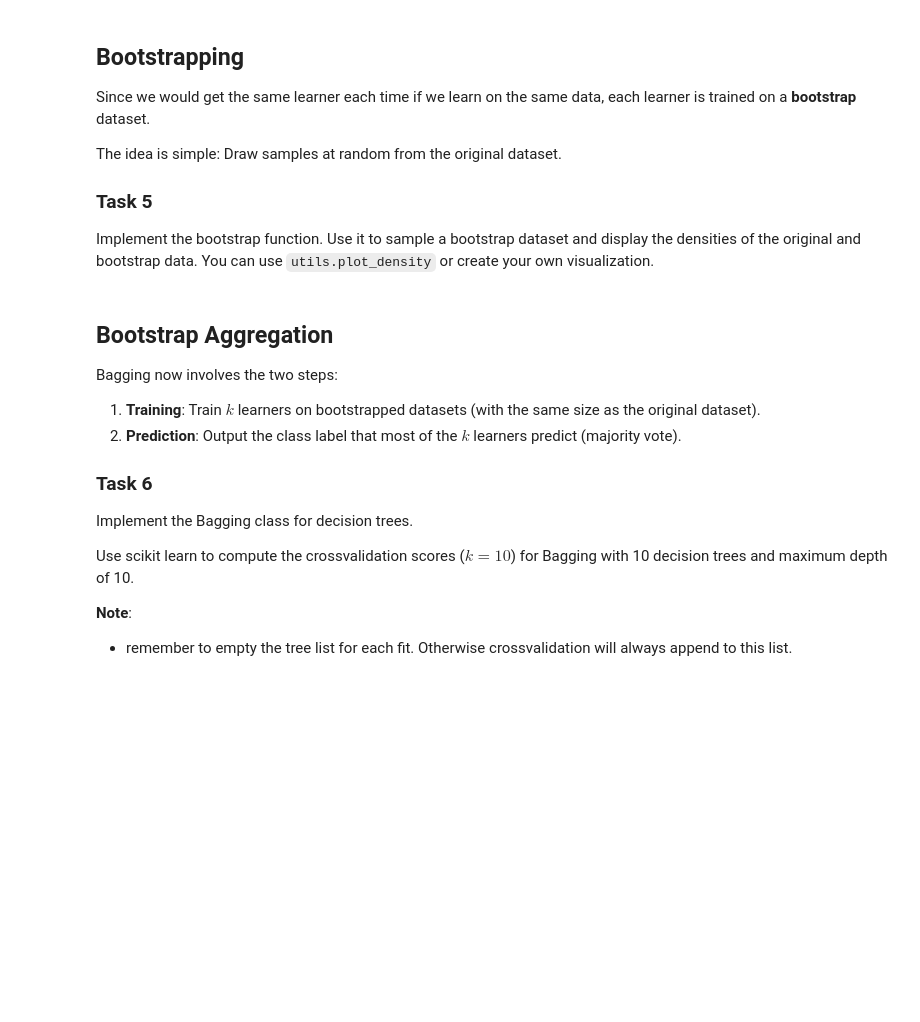
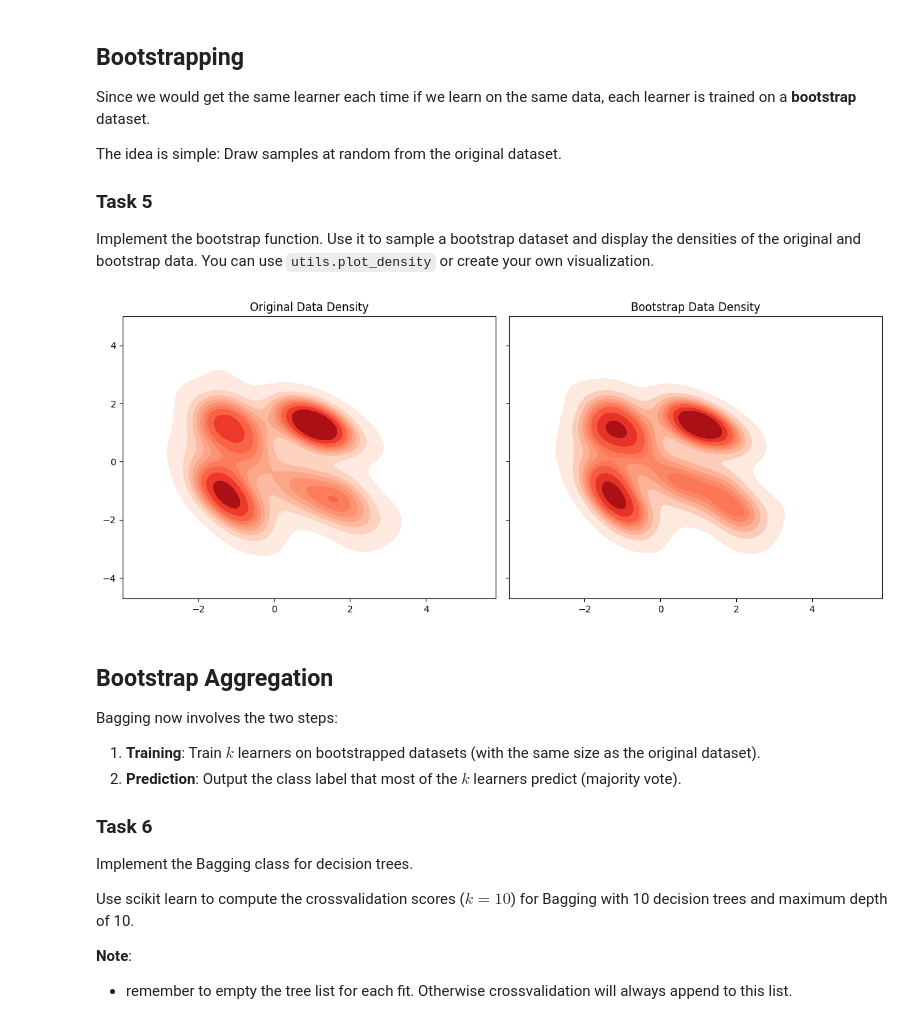
Before and after one commit to MherMnatsakanyan03/algorithmische_grundlagen_ml_LAB, a Jupyter notebook: tasks/07_Bagging_Boosting/07_Bagging_Boosting.ipynb, the cells around one changed output. Cells and saved outputs as stored; diff of their text form; code cells hidden in the pictures; blank space fills up the shorter version.

```diff
--- a/tasks/07_Bagging_Boosting/07_Bagging_Boosting.ipynb
+++ b/tasks/07_Bagging_Boosting/07_Bagging_Boosting.ipynb
@@ -129,34 +193,49 @@ Implement the bootstrap function. Use it to sample a bootstrap dataset and displ
 # %%
 import seaborn as sns
 import matplotlib.pyplot as plt
 from utils import plot_decision_boundary, plot_density
 
 
 def sample_bootstrap(x: npt.NDArray[np.float64], y: npt.NDArray[np.bool_], n_samples: int) -> tuple[npt.NDArray[np.float64], npt.NDArray[np.bool_]]:
     """Creates a bootstrap dataset.
 
     Parameters
     ----------
     x : npt.NDArray[np.float64]
         Features, shape (n_samples, n_features).
     y : npt.NDArray[np.bool_]
         Labels, shape (n_samples,).
     n_samples : int
         Number of samples in bootstrap dataset.
 
     Returns
     -------
     tuple[npt.NDArray[np.float64], npt.NDArray[np.bool_]]
         x, y of bootstrap dataset.
     """
 
-    # TODO: implement
-    pass
+    # Draw random indices from the original dataset with replacement
+    indices = np.random.choice(x.shape[0], size=n_samples, replace=True)
+    return x[indices], y[indices]
 
 
-# TODO: draw bootstrap dataset
+# draw bootstrap dataset
+np.random.seed(0)
+x_boot, y_boot = sample_bootstrap(x, y, n_samples=x.shape[0])
 
-# TODO: visualize distribution of bootstrap and original data
+# visualize distribution of bootstrap and original data
+fig, axes = plt.subplots(1, 2, figsize=(12, 5), sharex=True, sharey=True)
+
+axes[0].set_title("Original Data Density")
+plot_density(x, ax=axes[0])
+
+axes[1].set_title("Bootstrap Data Density")
+plot_density(x_boot, ax=axes[1])
+
+plt.tight_layout()
+plt.show()
+# %% [output]
+[figure, added]
 # %% [markdown]
 ## Bootstrap Aggregation
 
```
Also changed, not shown: parts of 14 cells of this notebook.
